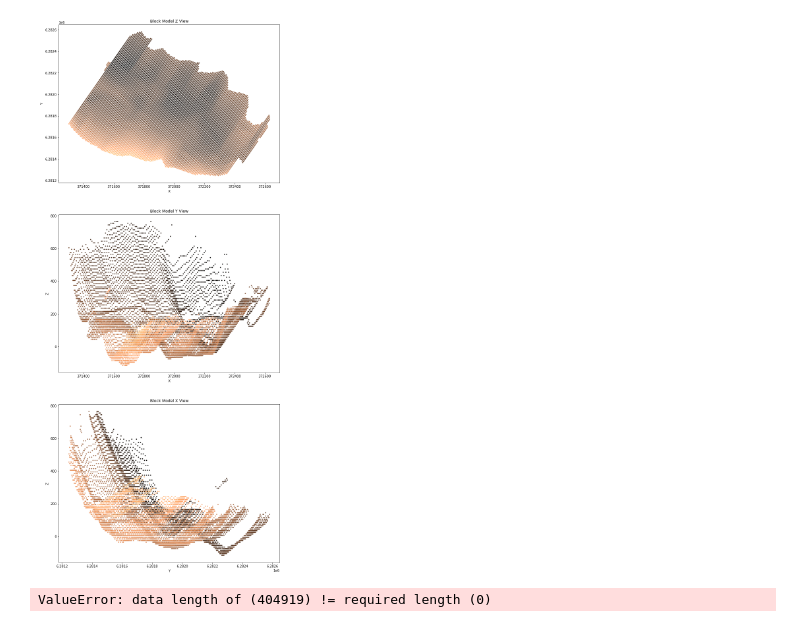
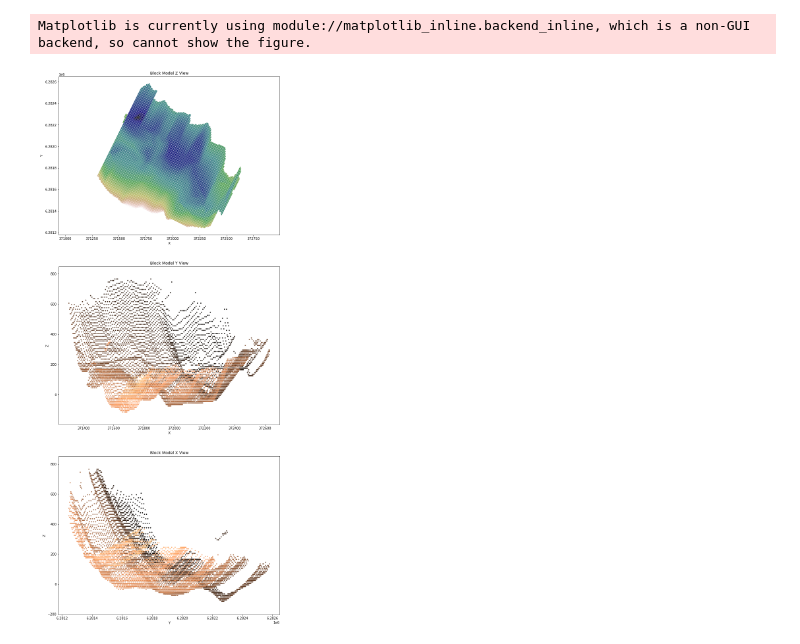
Before and after one commit to jouytrew/bronson_slope, a Jupyter notebook: blockmodel_creator.ipynb, the cells around one changed output. Cells and saved outputs as stored; diff of their text form; code cells hidden in the pictures.

```diff
--- a/blockmodel_creator.ipynb
+++ b/blockmodel_creator.ipynb
@@ -41,39 +39,35 @@ for idx, row in bm.iterrows():
     else:
         bm_flat[(x, y)] = z
 # %%
-x, y = zip(*bm_flat.keys())
-z = list(bm_flat.values())
+keys = np.array(list(bm_flat.keys()), dtype=np.dtype('float, float'))
+x, y = keys['f0'], keys['f1']
+z = np.array(list(bm_flat.values()))
 
 fig, axs = plt.subplots(3, figsize=(12, 30))
 s = 5
 
 ax = axs[0]
-ax.scatter(x, y, c=z, cmap='copper', s=s)
+ax.axis('equal')
+ax.scatter(x, y, c=z, cmap='gist_earth', s=s)
 ax.set_title("Block Model Z View")
 ax.set_xlabel("X")
 ax.set_ylabel("Y")
 
 ax = axs[1]
+ax.axis('equal')
 ax.scatter(x, z, c=y, cmap='copper', s=s)
 ax.set_title("Block Model Y View")
 ax.set_xlabel("X")
 ax.set_ylabel("Z")
 
 ax = axs[2]
+ax.axis('equal')
 ax.scatter(y, z, c=x, cmap='copper', s=s)
 ax.set_title("Block Model X View")
 ax.set_xlabel("Y")
 ax.set_ylabel("Z")
 
 fig.show()
 # %% [output]
+Matplotlib is currently using module://matplotlib_inline.backend_inline, which is a non-GUI backend, so cannot show the figure.
-[figure, old version]
+[figure, new version]
-# %%
-mining.visualisation.plot3D(
-    bm,
-    # xyz_cols=('x', 'y', 'z'),
-    col='CU',
-    dims=(x_dim, y_dim, z_dim)
-)
-# %% [output]
-ValueError: data length of (404919) != required length (0)
```
Also changed, not shown: parts of 6 cells of this notebook, 6 other files.
